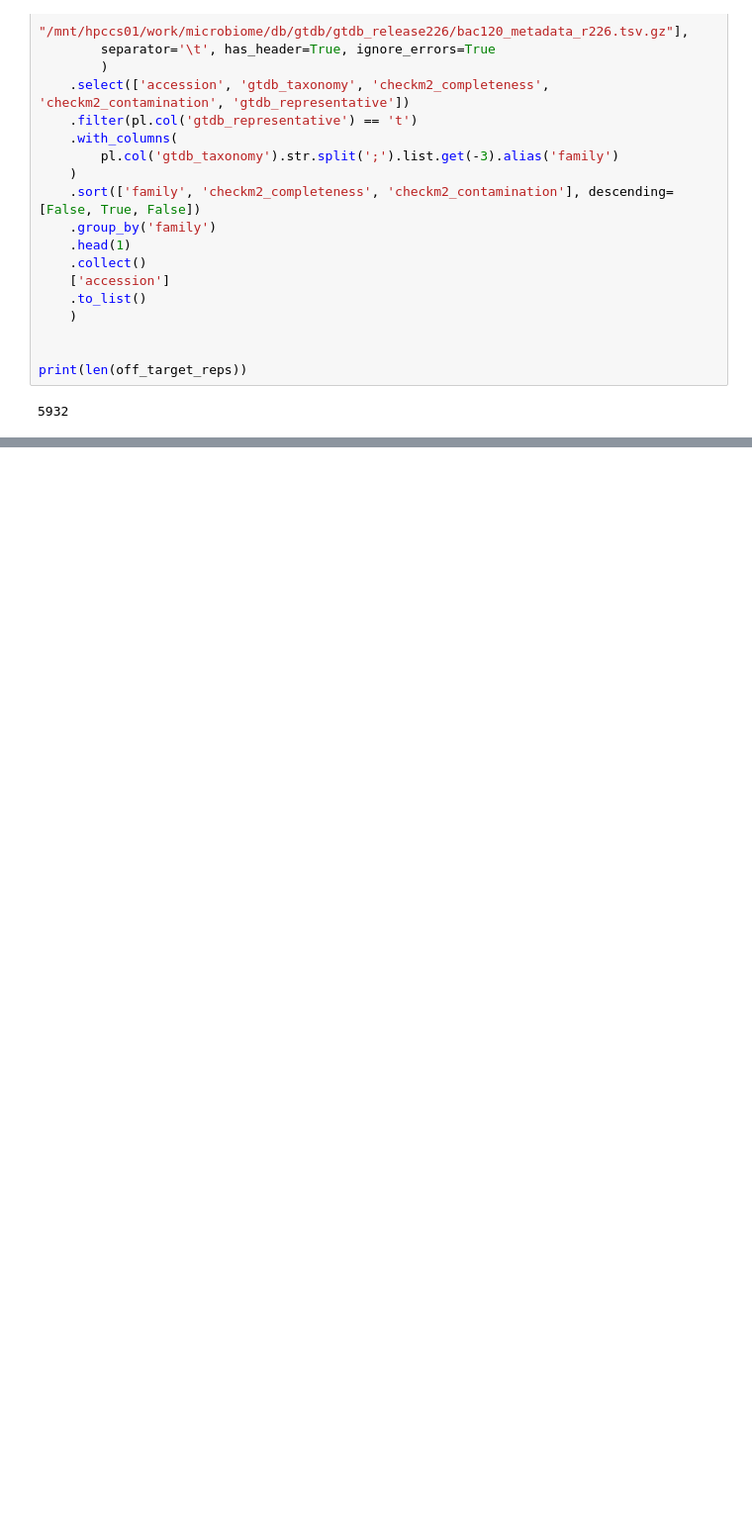
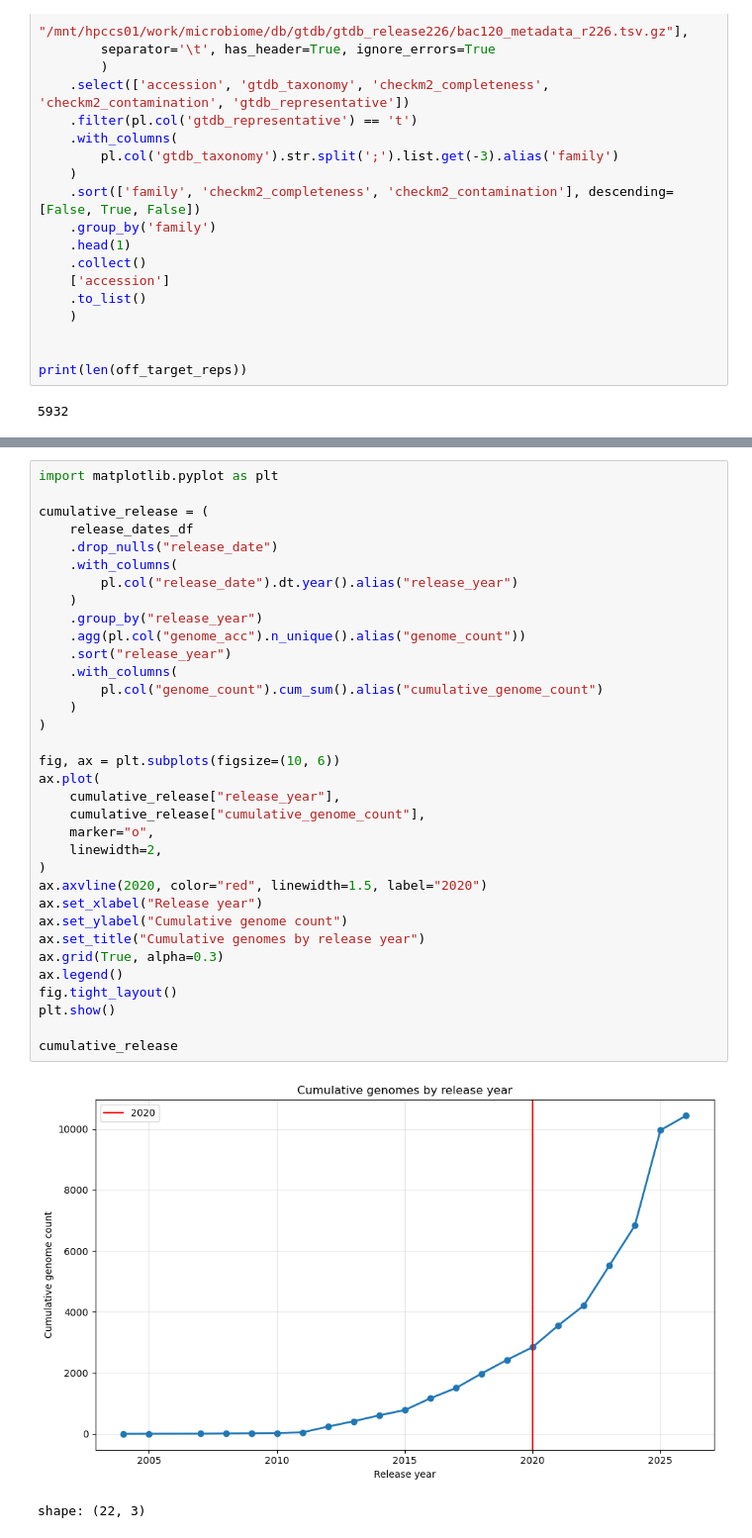
Before and after one commit to thepatientwait/euk-singlem, a Jupyter notebook: metapackage_workflow/sandbox.ipynb, the cells around one changed output, grey strips where cells are left out. Shown at 99% size. Saved outputs shown, nothing was run; the diff lists cells and outputs as text; blank space fills up the shorter version.

```diff
--- a/metapackage_workflow/sandbox.ipynb
+++ b/metapackage_workflow/sandbox.ipynb
@@ -46,0 +399,37 @@ print(len(off_target_reps))
+# %%
+import matplotlib.pyplot as plt
+
+cumulative_release = (
+    release_dates_df
+    .drop_nulls("release_date")
+    .with_columns(
+        pl.col("release_date").dt.year().alias("release_year")
+    )
+    .group_by("release_year")
+    .agg(pl.col("genome_acc").n_unique().alias("genome_count"))
+    .sort("release_year")
+    .with_columns(
+        pl.col("genome_count").cum_sum().alias("cumulative_genome_count")
+    )
+)
+
+fig, ax = plt.subplots(figsize=(10, 6))
+ax.plot(
+    cumulative_release["release_year"],
+    cumulative_release["cumulative_genome_count"],
+    marker="o",
+    linewidth=2,
+)
+ax.axvline(2020, color="red", linewidth=1.5, label="2020")
+ax.set_xlabel("Release year")
+ax.set_ylabel("Cumulative genome count")
+ax.set_title("Cumulative genomes by release year")
+ax.grid(True, alpha=0.3)
+ax.legend()
+fig.tight_layout()
+plt.show()
+
+cumulative_release
+# %% [output]
+[figure, added]
+shape: (22, 3)
```
Also changed, not shown: parts of 7 cells of this notebook, 30 other files.
